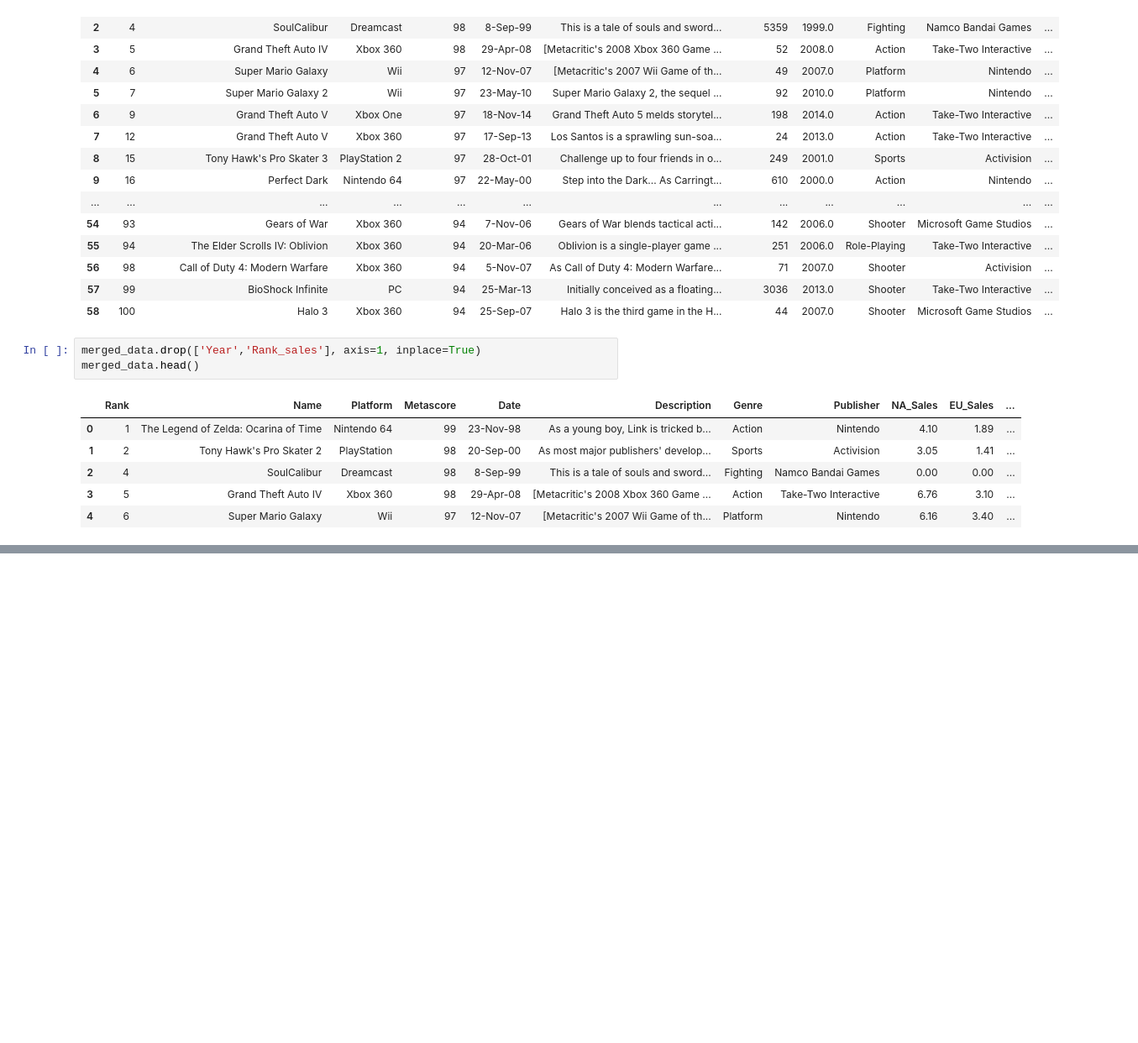
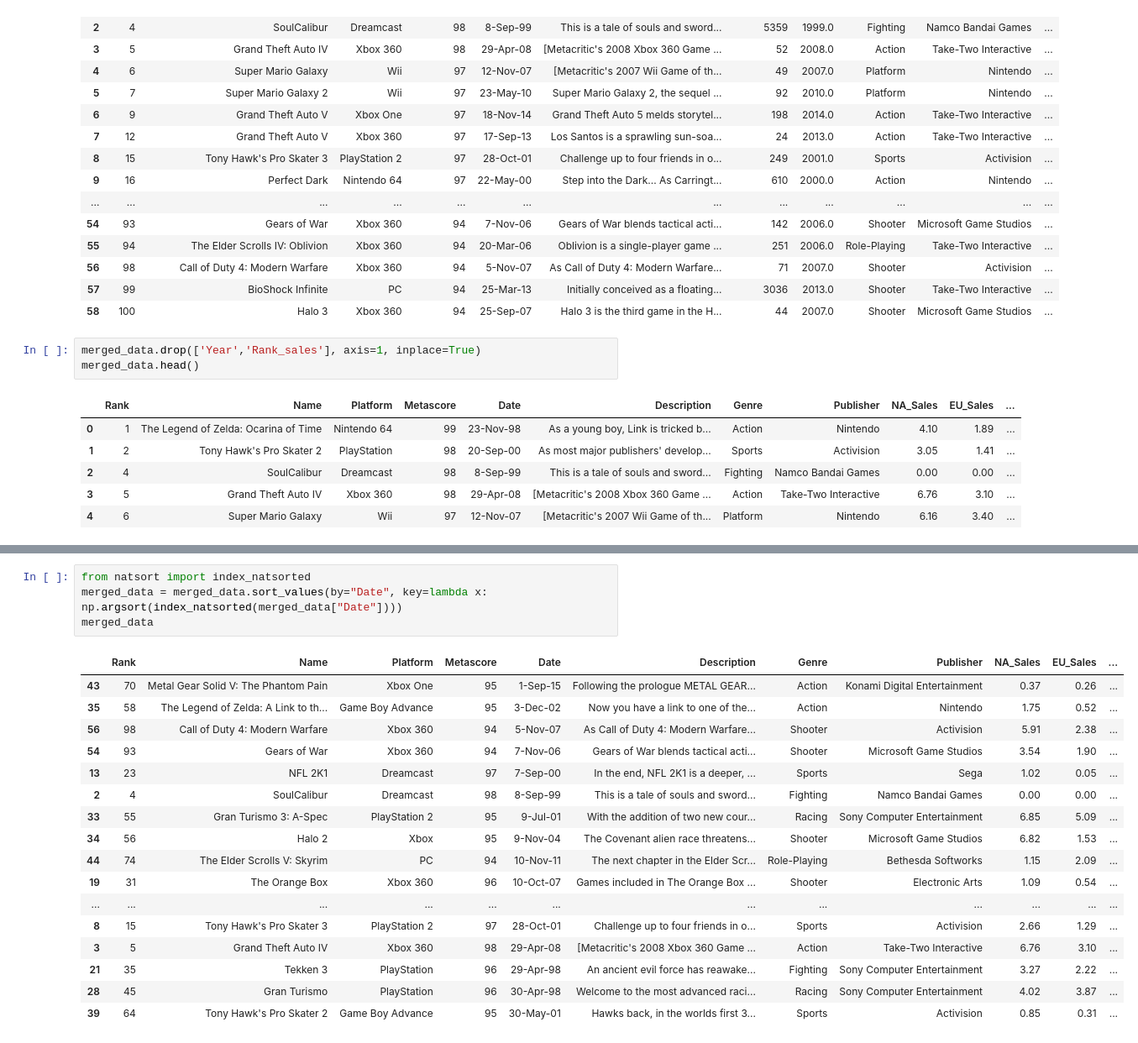
Before and after one commit to Fionn-2K/houdiniUtils, a Jupyter notebook: dataset_plots.ipynb, the cells around one changed output, grey strips where cells are left out. Shown at 84% size. Cells and saved outputs as stored; diff of their text form; blank space fills up the shorter version.

```diff
--- a/dataset_plots.ipynb
+++ b/dataset_plots.ipynb
@@ -178,0 +208,22 @@ merged_data.head()
+# %%
+from natsort import index_natsorted
+merged_data = merged_data.sort_values(by="Date", key=lambda x: np.argsort(index_natsorted(merged_data["Date"])))
+merged_data
+# %% [output]
+|  | Rank | Name | Platform | Metascore | Date | Description | Genre | Publisher | NA_Sales | EU_Sales | ... |
+| 43 | 70 | Metal Gear Solid V: The Phantom Pain | Xbox One | 95 | 1-Sep-15 | Following the prologue METAL GEAR... | Action | Konami Digital Entertainment | 0.37 | 0.26 | ... |
+| 35 | 58 | The Legend of Zelda: A Link to th... | Game Boy Advance | 95 | 3-Dec-02 | Now you have a link to one of the... | Action | Nintendo | 1.75 | 0.52 | ... |
+| 56 | 98 | Call of Duty 4: Modern Warfare | Xbox 360 | 94 | 5-Nov-07 | As Call of Duty 4: Modern Warfare... | Shooter | Activision | 5.91 | 2.38 | ... |
+| 54 | 93 | Gears of War | Xbox 360 | 94 | 7-Nov-06 | Gears of War blends tactical acti... | Shooter | Microsoft Game Studios | 3.54 | 1.90 | ... |
+| 13 | 23 | NFL 2K1 | Dreamcast | 97 | 7-Sep-00 | In the end, NFL 2K1 is a deeper, ... | Sports | Sega | 1.02 | 0.05 | ... |
+| 2 | 4 | SoulCalibur | Dreamcast | 98 | 8-Sep-99 | This is a tale of souls and sword... | Fighting | Namco Bandai Games | 0.00 | 0.00 | ... |
+| 33 | 55 | Gran Turismo 3: A-Spec | PlayStation 2 | 95 | 9-Jul-01 | With the addition of two new cour... | Racing | Sony Computer Entertainment | 6.85 | 5.09 | ... |
+| 34 | 56 | Halo 2 | Xbox | 95 | 9-Nov-04 | The Covenant alien race threatens... | Shooter | Microsoft Game Studios | 6.82 | 1.53 | ... |
+| 44 | 74 | The Elder Scrolls V: Skyrim | PC | 94 | 10-Nov-11 | The next chapter in the Elder Scr... | Role-Playing | Bethesda Softworks | 1.15 | 2.09 | ... |
+| 19 | 31 | The Orange Box | Xbox 360 | 96 | 10-Oct-07 | Games included in The Orange Box ... | Shooter | Electronic Arts | 1.09 | 0.54 | ... |
+| ... | ... | ... | ... | ... | ... | ... | ... | ... | ... | ... | ... |
+| 8 | 15 | Tony Hawk's Pro Skater 3 | PlayStation 2 | 97 | 28-Oct-01 | Challenge up to four friends in o... | Sports | Activision | 2.66 | 1.29 | ... |
+| 3 | 5 | Grand Theft Auto IV | Xbox 360 | 98 | 29-Apr-08 | [Metacritic's 2008 Xbox 360 Game ... | Action | Take-Two Interactive | 6.76 | 3.10 | ... |
+| 21 | 35 | Tekken 3 | PlayStation | 96 | 29-Apr-98 | An ancient evil force has reawake... | Fighting | Sony Computer Entertainment | 3.27 | 2.22 | ... |
+| 28 | 45 | Gran Turismo | PlayStation | 96 | 30-Apr-98 | Welcome to the most advanced raci... | Racing | Sony Computer Entertainment | 4.02 | 3.87 | ... |
+| 39 | 64 | Tony Hawk's Pro Skater 2 | Game Boy Advance | 95 | 30-May-01 | Hawks back, in the worlds first 3... | Sports | Activision | 0.85 | 0.31 | ... |
```
Also changed, not shown: parts of 5 cells of this notebook.
